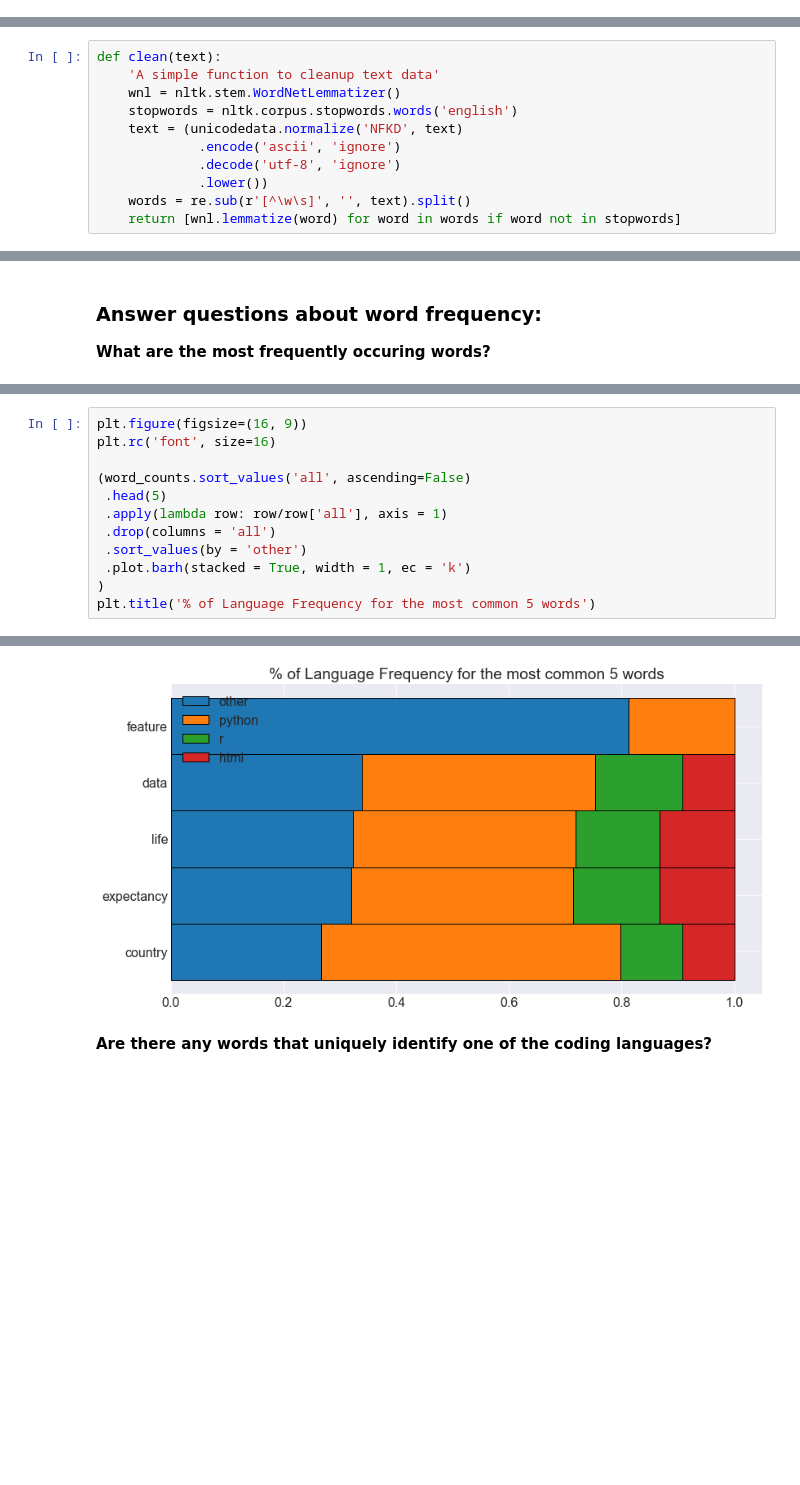
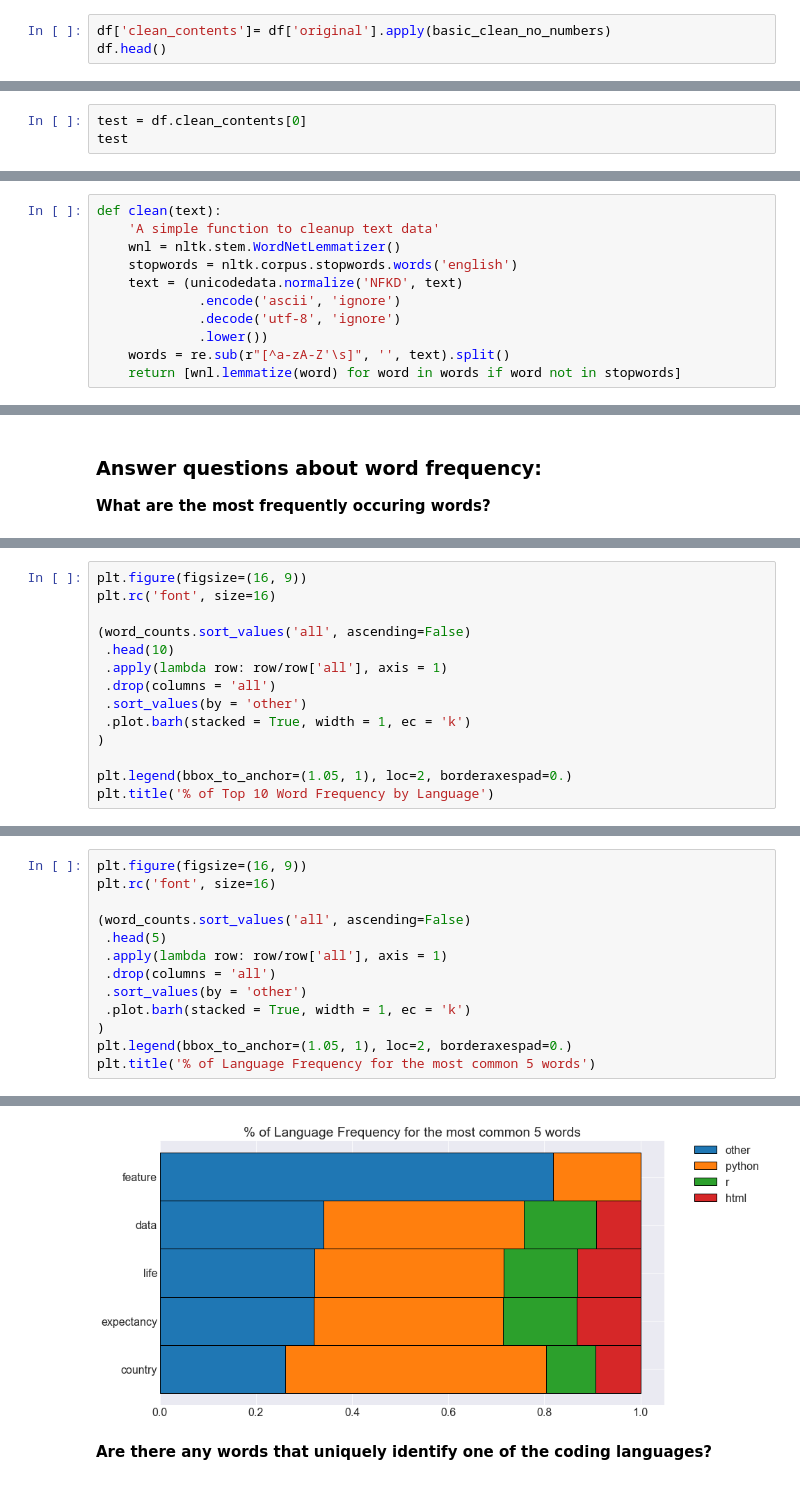
Before and after one commit to Two-Guys-and-a-Gal/NLP-Project, a Jupyter notebook: rivera_work.ipynb, the cells around one changed output, grey strips where cells are left out. Drawn from its saved outputs; the diff is of its cells as text; blank space fills up the shorter version.

```diff
--- a/rivera_work.ipynb
+++ b/rivera_work.ipynb
@@ -66,0 +81,3 @@ df.head()
+# %%
+df['clean_contents']= df['original'].apply(basic_clean_no_numbers)
+df.head()
@@ -66,0 +91,3 @@ df.head()
+# %%
+test = df.clean_contents[0]
+test
@@ -141,7 +170,7 @@ def clean(text):
              .encode('ascii', 'ignore')
              .decode('utf-8', 'ignore')
              .lower())
-    words = re.sub(r'[^\w\s]', '', text).split()
+    words = re.sub(r"[^a-zA-Z'\s]", '', text).split()
     return [wnl.lemmatize(word) for word in words if word not in stopwords]
 # %%
 ## Create lists of words for each language category
@@ -278,0 +309,14 @@ Text(0.5, 1.0, '% of Language Frequency for the most common 20 words')
+# %%
+plt.figure(figsize=(16, 9))
+plt.rc('font', size=16)
+
+(word_counts.sort_values('all', ascending=False)
+ .head(10)
+ .apply(lambda row: row/row['all'], axis = 1)
+ .drop(columns = 'all')
+ .sort_values(by = 'other')
+ .plot.barh(stacked = True, width = 1, ec = 'k')
+)
+
+plt.legend(bbox_to_anchor=(1.05, 1), loc=2, borderaxespad=0.)
+plt.title('% of Top 10 Word Frequency by Language')
@@ -279,19 +327,20 @@ Text(0.5, 1.0, '% of Language Frequency for the most common 20 words')
 # %%
 plt.figure(figsize=(16, 9))
 plt.rc('font', size=16)
 
 (word_counts.sort_values('all', ascending=False)
  .head(5)
  .apply(lambda row: row/row['all'], axis = 1)
  .drop(columns = 'all')
  .sort_values(by = 'other')
  .plot.barh(stacked = True, width = 1, ec = 'k')
 )
+plt.legend(bbox_to_anchor=(1.05, 1), loc=2, borderaxespad=0.)
 plt.title('% of Language Frequency for the most common 5 words')
 # %% [output]
 Text(0.5, 1.0, '% of Language Frequency for the most common 5 words')
 <Figure size 1152x648 with 0 Axes>
-[figure, old version]
+[figure, new version]
 # %% [markdown]
 **Are there any words that uniquely identify one of the coding languages?**
 # %%
```
Also changed, not shown: parts of 34 cells of this notebook.
